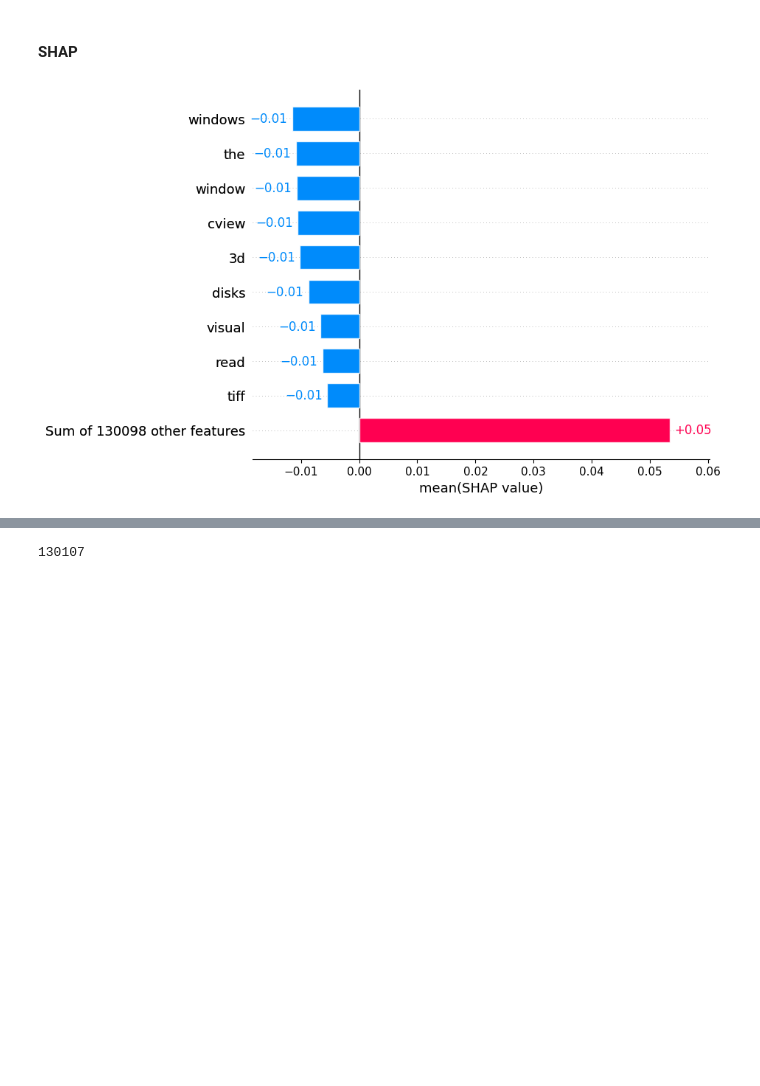
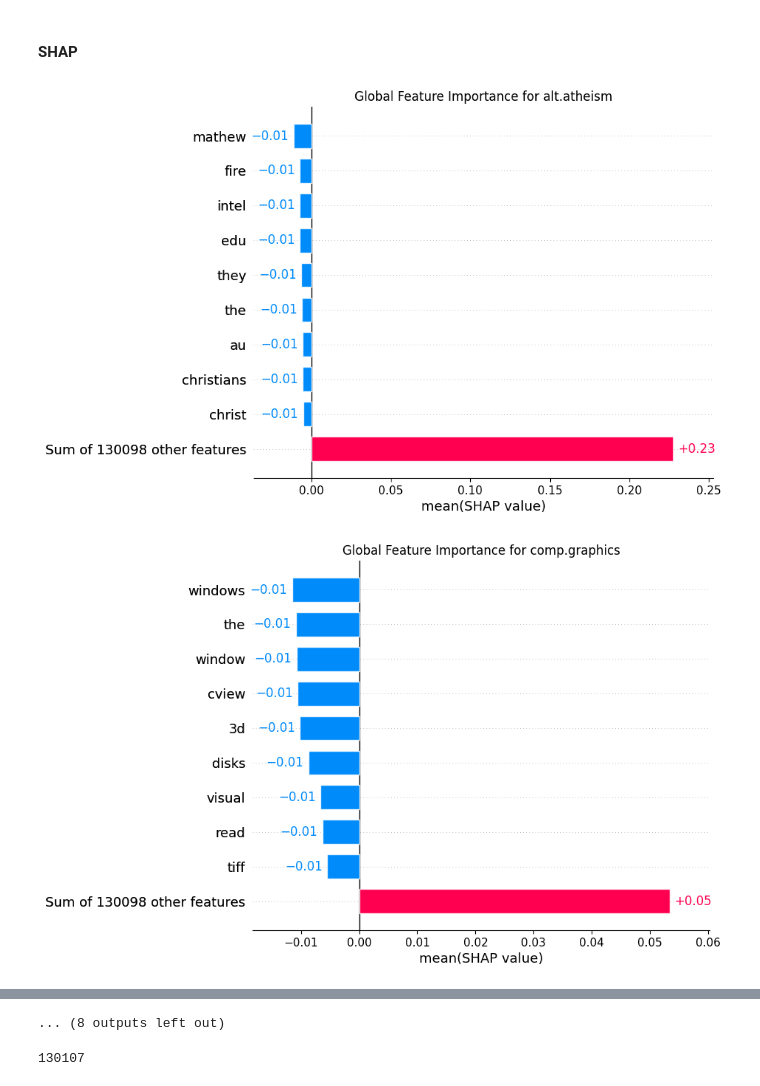
Before and after one commit to zcasanova/datascience, a Jupyter notebook: Traditional text classification with Scikit-learn.ipynb, the cells around one changed output, grey strips where cells are left out. Saved outputs shown, nothing was run; the diff lists cells and outputs as text; code cells hidden in the pictures; blank space fills up the shorter version.

```diff
--- a/Traditional text classification with Scikit-learn.ipynb
+++ b/Traditional text classification with Scikit-learn.ipynb
@@ -298,7 +299,11 @@ shap_values = explainer(subset_test_preprocessed)
 # %%
 # Step 3: Visualize the SHAP values
 # Plot the summary plot for a high-level overview of feature importance
 # shap.summary_plot(shap_values, subset_test_preprocessed.toarray(), feature_names=preprocessing.named_steps['vect'].get_feature_names_out())
-shap.plots.bar(shap_values[:, :, 1].mean(0), order=shap.Explanation.argsort)
+for i, name in enumerate(train_data.target_names):
+    shap.plots.bar(shap_values[:, :, i].mean(0), order=shap.Explanation.argsort,  show=False)
+    plt.title(f'Global Feature Importance for {name}')
+    plt.show()
 # %% [output]
-[figure, old version]
+[figure, new version]
+[figure, added]
@@ -305,3 +320,4 @@ shap.plots.bar(shap_values[:, :, 1].mean(0), order=shap.Explanation.argsort)
+... (8 outputs left out)
 # %%
 len(shap_values[0].data)
 # %% [output]
```
Also changed, not shown: parts of 2 cells of this notebook.
